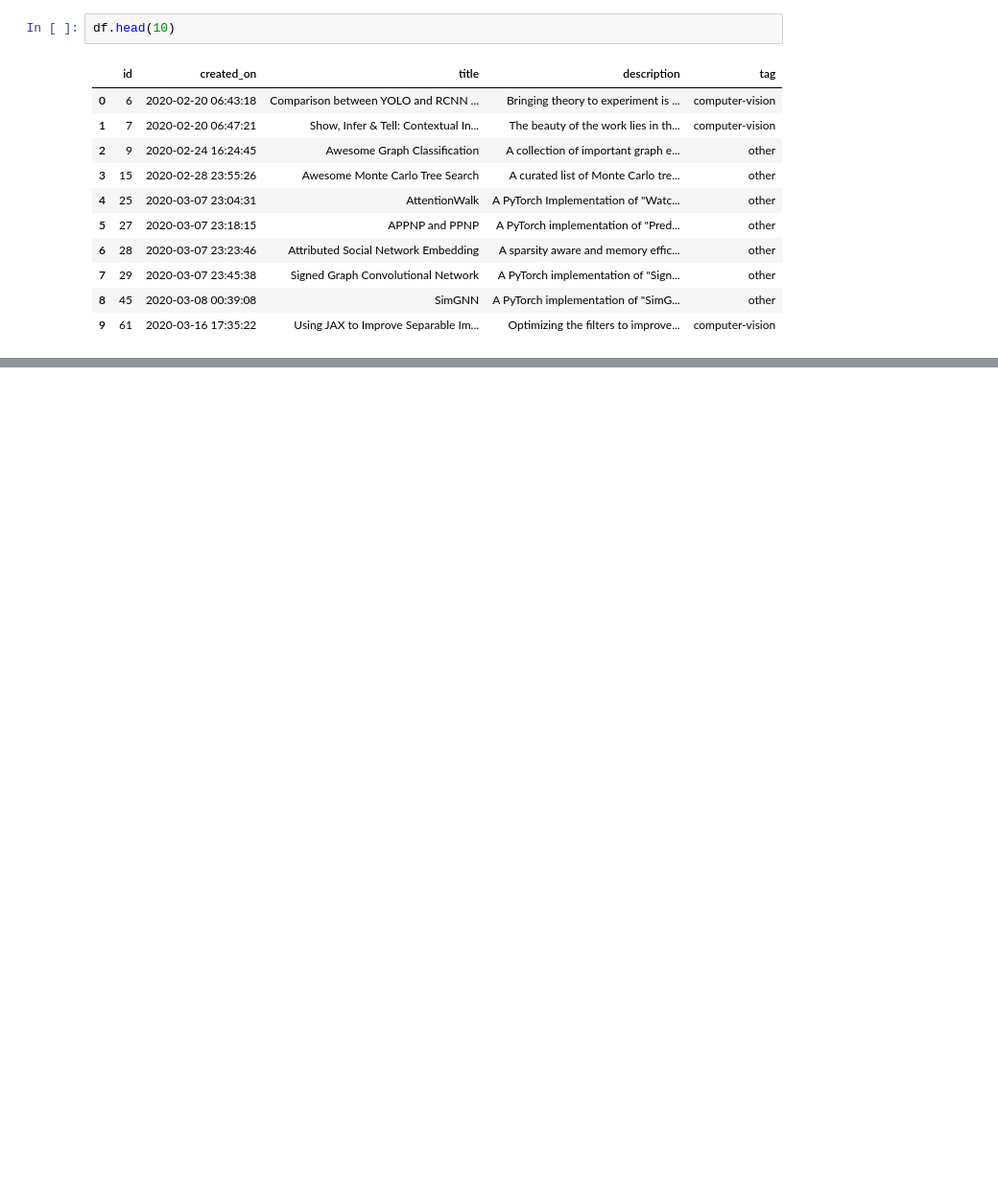
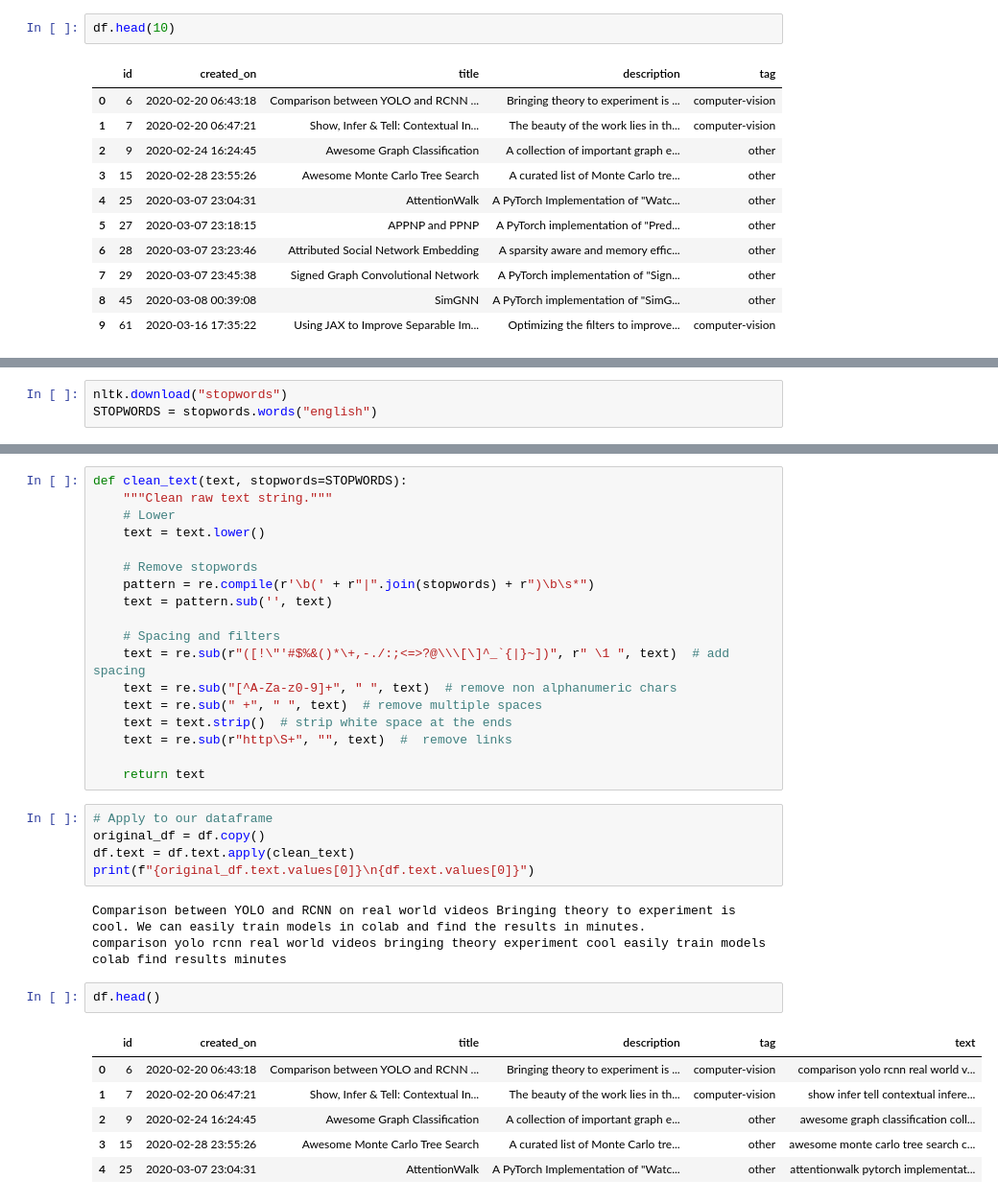
Before and after one commit to Krekken-0/Made-With-ML, a Jupyter notebook: notebooks/madewithml.ipynb, the cells around one changed output, grey strips where cells are left out. Shown at 96% size. Cells and saved outputs as stored; diff of their text form; blank space fills up the shorter version.

```diff
--- a/notebooks/madewithml.ipynb
+++ b/notebooks/madewithml.ipynb
@@ -169,0 +196,3 @@ df.head(10)
+# %%
+nltk.download("stopwords")
+STOPWORDS = stopwords.words("english")
@@ -169,0 +203,35 @@ df.head(10)
+# %%
+def clean_text(text, stopwords=STOPWORDS):
+    """Clean raw text string."""
+    # Lower
+    text = text.lower()
+
+    # Remove stopwords
+    pattern = re.compile(r'\b(' + r"|".join(stopwords) + r")\b\s*")
+    text = pattern.sub('', text)
+
+    # Spacing and filters
+    text = re.sub(r"([!\"'#$%&()*\+,-./:;<=>?@\\\[\]^_`{|}~])", r" \1 ", text)  # add spacing
+    text = re.sub("[^A-Za-z0-9]+", " ", text)  # remove non alphanumeric chars
+    text = re.sub(" +", " ", text)  # remove multiple spaces
+    text = text.strip()  # strip white space at the ends
+    text = re.sub(r"http\S+", "", text)  #  remove links
+
+    return text
+# %%
+# Apply to our dataframe
+original_df = df.copy()
+df.text = df.text.apply(clean_text)
+print(f"{original_df.text.values[0]}\n{df.text.values[0]}")
+# %% [output]
+Comparison between YOLO and RCNN on real world videos Bringing theory to experiment is cool. We can easily train models in colab and find the results in minutes.
+comparison yolo rcnn real world videos bringing theory experiment cool easily train models colab find results minutes
+# %%
+df.head()
+# %% [output]
+|  | id | created_on | title | description | tag | text |
+| 0 | 6 | 2020-02-20 06:43:18 | Comparison between YOLO and RCNN ... | Bringing theory to experiment is ... | computer-vision | comparison yolo rcnn real world v... |
+| 1 | 7 | 2020-02-20 06:47:21 | Show, Infer & Tell: Contextual In... | The beauty of the work lies in th... | computer-vision | show infer tell contextual infere... |
+| 2 | 9 | 2020-02-24 16:24:45 | Awesome Graph Classification | A collection of important graph e... | other | awesome graph classification coll... |
+| 3 | 15 | 2020-02-28 23:55:26 | Awesome Monte Carlo Tree Search | A curated list of Monte Carlo tre... | other | awesome monte carlo tree search c... |
+| 4 | 25 | 2020-03-07 23:04:31 | AttentionWalk | A PyTorch Implementation of "Watc... | other | attentionwalk pytorch implementat... |
```
Also changed, not shown: parts of 26 cells of this notebook.
